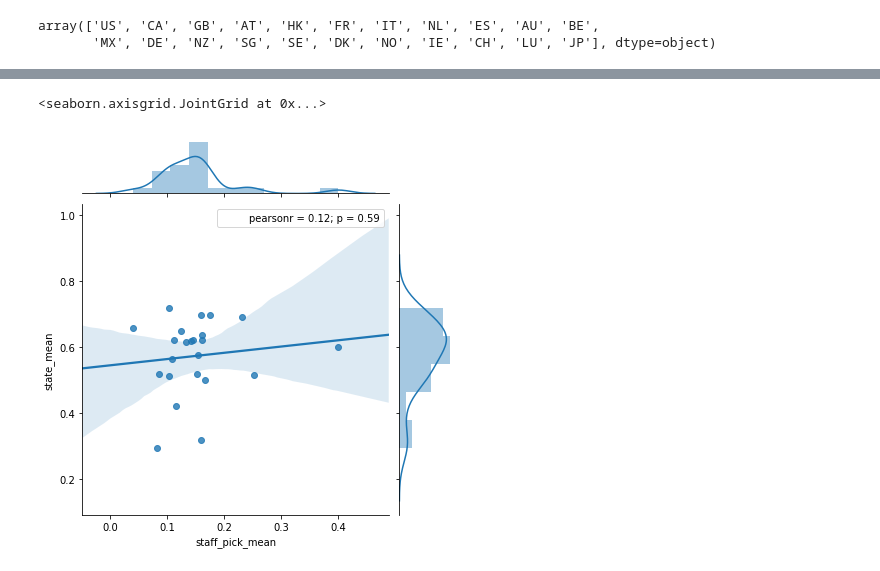
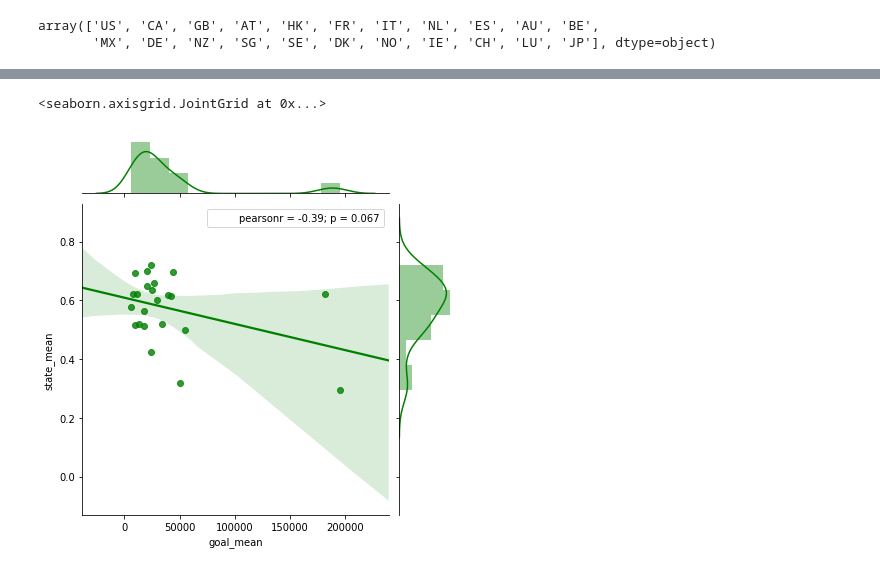
Before and after one commit to cipher813/McMahon_Metis, a Jupyter notebook: Project_3/3_Kickstarter_P0_EDA_DS2.ipynb, the cells around one changed output, grey strips where cells are left out. Drawn from its saved outputs; the diff is of its cells as text; code cells hidden in the pictures.

Commit message:
updated eda visuals

```diff
--- a/Project_3/3_Kickstarter_P0_EDA_DS2.ipynb
+++ b/Project_3/3_Kickstarter_P0_EDA_DS2.ipynb
@@ -73,8 +73,8 @@ df = pd.read_pickle('data/kickstarter_data_ds2.pkl')
 df['idx'] = df['id']
 df = df.set_index('idx')
 # df = pd.read_sql_query('''SELECT * FROM kickstarter_data_ds2''',engine)
-df['state'] = df['state'].replace({'failed': 0, 'successful': 1})
-df['spotlight'] = df['spotlight'].replace({False: 0, True: 1})
+df['state'] = df['state'].replace({'failed': 0, 'successful': 1}).astype(int)
+df['spotlight'] = df['spotlight'].replace({False: 0, True: 1}).astype(int)
 print(df.shape)
 # pd.read_sql_query('''SELECT state, main_category, main_category, currency, currency, deadline, launched, usd_goal_real, usd_pledged_real FROM kickstarter_data_ds2 LIMIT 5''',engine)
 df.head()
@@ -182,7 +182,7 @@ array(['US', 'CA', 'GB', 'AT', 'HK', 'FR', 'IT', 'NL', 'ES', 'AU', 'BE',
 # %%
 country_dict = {}
 country_list = ['US', 'CA', 'GB', 'AT', 'HK', 'FR', 'IT', 'NL', 'ES', 'AU', 'BE',
-       'MX', 'DE', 'NZ', 'SG', 'SE', 'DK', 'NO', 'IE', 'CH', 'LU', 'JP','All','Other']
+       'MX', 'DE', 'NZ', 'SG', 'SE', 'DK', 'NO', 'IE', 'CH', 'LU', 'JP','All']#,'Other']
 for country in country_list:
     if country == 'All':
         df_c = df
@@ -211,6 +211,7 @@ for country in country_list:
                             "pledged_total":pledged_total,"goal_total":goal_total,"pct_goal_achieved": pct_goal_achieved}
 # %%
 cd = pd.DataFrame(country_dict).T
+cd['country'] = cd.index
 cd = cd.sort_values(['pledged_total'],ascending=[False])
 cd
 # %% [output]
@@ -234,5 +244,5 @@ cd
 # %%
-sns.jointplot(x='staff_pick_mean',y='state_mean', kind='reg',data=cd)
+sns.jointplot(x='goal_mean',y='state_mean', kind='reg',color='g',data=cd)
 # %% [output]
 <seaborn.axisgrid.JointGrid at 0x...>
-[figure, old version]
+[figure, new version]
```
Also changed, not shown: parts of 36 cells of this notebook.
